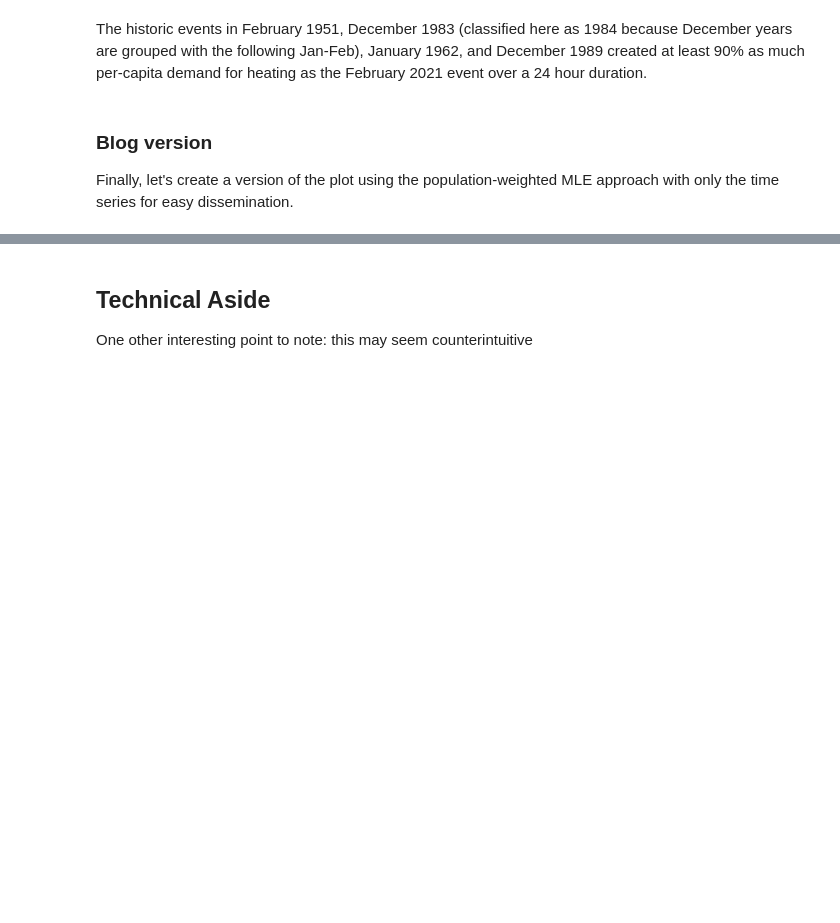
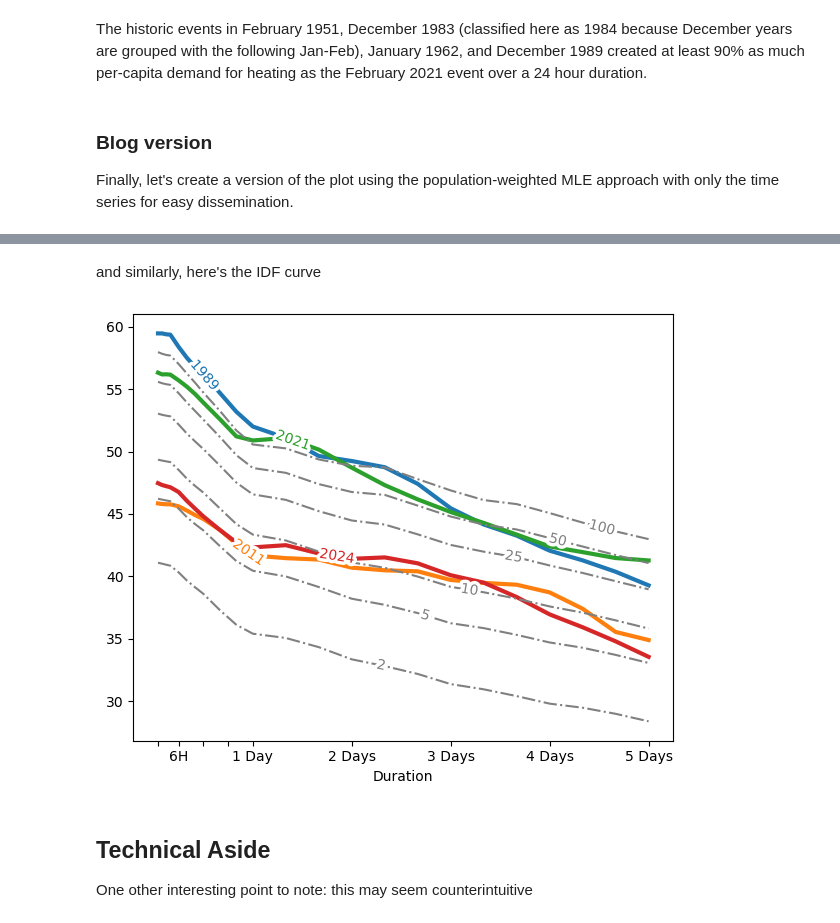
Before and after one commit to jdossgollin/2021-TXtreme, a Jupyter notebook: scripts/hdd_idf.ipynb, the cells around one changed output, grey strips where cells are left out. Saved outputs shown, nothing was run; the diff lists cells and outputs as text; code cells hidden in the pictures; blank space fills up the shorter version.

```diff
--- a/scripts/hdd_idf.ipynb
+++ b/scripts/hdd_idf.ipynb
@@ -305,3 +311,57 @@ plt.show()
+# %% [markdown]
+and similarly, here's the IDF curve
+# %%
+obs, return_level, fname = (
+    hdd_annual["pop_weighted"].sel(pop_year=2020),
+    calc_mle_return_level,
+    "ERCOT_HDD_IDF_blog",
+)
+
+fig, ax = plt.subplots(nrows=1, ncols=1, figsize=(6, 5), sharey=True, sharex=False)
+
+obs.sel(year_eff=1990).plot(
+    ax=ax, label="1989", linewidth=3
+)  # Dec 1989 is coded as 1990 here
+obs.sel(year_eff=2011).plot(ax=ax, label="2011", linewidth=3)
+obs.sel(year_eff=2021).plot(ax=ax, label="2021", linewidth=3)
+obs.sel(year_eff=2024).plot(ax=ax, label="2024", linewidth=3)
+for rp in RETURN_PERIODS:
+    ax.plot(
+        DURATIONS,
+        [
+            return_level(
+                X=obs.sel(duration=duration, year_eff=slice(0, 2020)).values, T=rp
+            )
+            for duration in DURATIONS
+        ],
+        label=rp,
+        color="gray",
+        linestyle="-.",
+    )
+
+labelLines(ax.get_lines(), zorder=2.5)
+
+ax.set_xlabel("Duration")
+ax.set_xticks([1, 6, 12, 18, 24, 48, 72, 96, 120])
+ax.set_xticklabels(["", "6H", "", "", "1 Day", "2 Days", "3 Days", "4 Days", "5 Days"])
+ax.set_title("")
+ax.set_ylabel("")
+
+add_panel_text(
+    axes,
+    backgroundcolor="white",
+    fontsize=12,
+)
+# Add  color bars
+
+fig.subplots_adjust(top=0.925)
+
+fig.canvas.draw()
+fig.tight_layout()
+smart_save(fname)
+plt.show()
+# %% [output]
+[figure, added]
 # %% [markdown]
 ## Technical Aside
 
```
Also changed, not shown: parts of 6 cells of this notebook, 19 other files.
